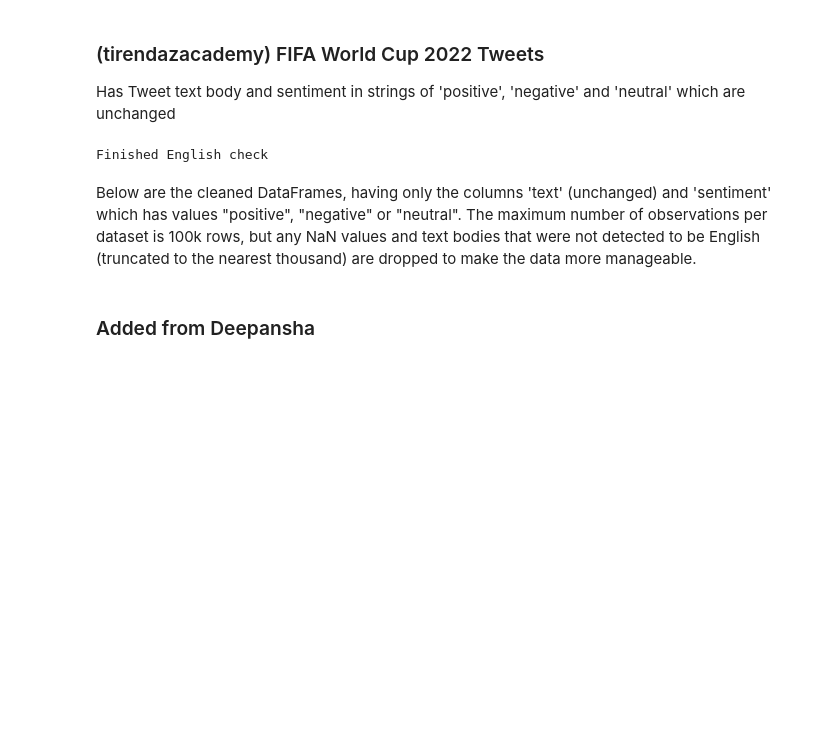
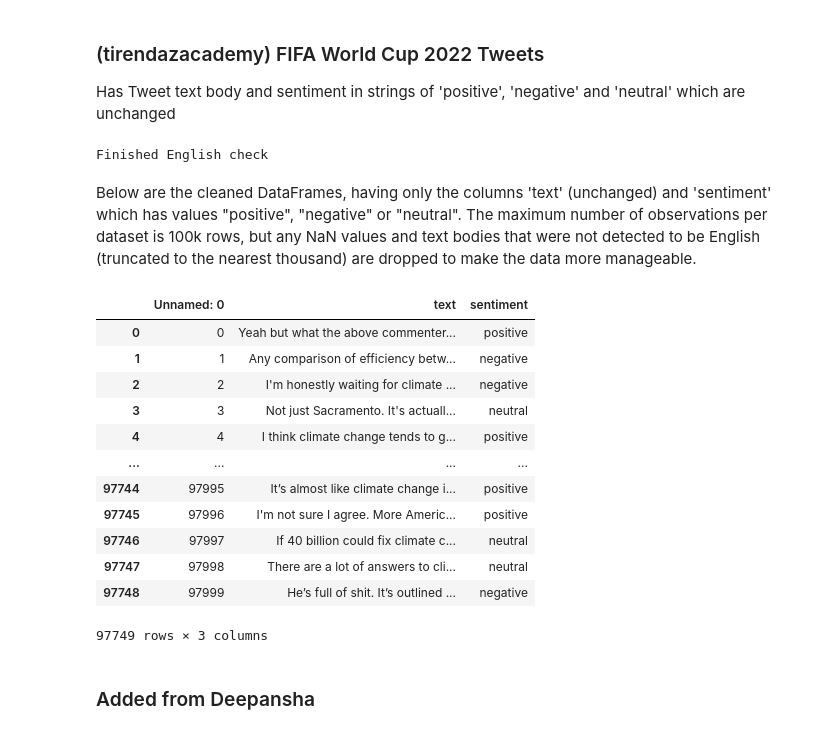
Before and after one commit to COGS118A/Group026-Wi23, a Jupyter notebook: COGS118A replacement data cleaning.ipynb, the cells around one changed output. Cells and saved outputs as stored; diff of their text form; code cells hidden in the pictures; blank space fills up the shorter version.

```diff
--- a/COGS118A replacement data cleaning.ipynb
+++ b/COGS118A replacement data cleaning.ipynb
@@ -242,6 +271,23 @@ Below are the cleaned DataFrames, having only the columns 'text' (unchanged) and
 # en_cosmos_reddit_df #shape (31669, 2)
 # en_cosmos_twitter_df #shape (91952, 2)
 # en_fifa_df #shape (21798, 2)
+# %%
+en_climate_df = pd.read_csv('en_climate_df.csv')
+en_climate_df
+# %% [output]
+|  | Unnamed: 0 | text | sentiment |
+| 0 | 0 | Yeah but what the above commenter... | positive |
+| 1 | 1 | Any comparison of efficiency betw... | negative |
+| 2 | 2 | I'm honestly waiting for climate ... | negative |
+| 3 | 3 | Not just Sacramento. It's actuall... | neutral |
+| 4 | 4 | I think climate change tends to g... | positive |
+| ... | ... | ... | ... |
+| 97744 | 97995 | It’s almost like climate change i... | positive |
+| 97745 | 97996 | I'm not sure I agree. More Americ... | positive |
+| 97746 | 97997 | If 40 billion could fix climate c... | neutral |
+| 97747 | 97998 | There are a lot of answers to cli... | neutral |
+| 97748 | 97999 | He’s full of shit. It’s outlined ... | negative |
+97749 rows × 3 columns
 # %% [markdown]
 ### Added from Deepansha ###
 # %%
```
Also changed, not shown: parts of 38 cells of this notebook, 3 other files.
